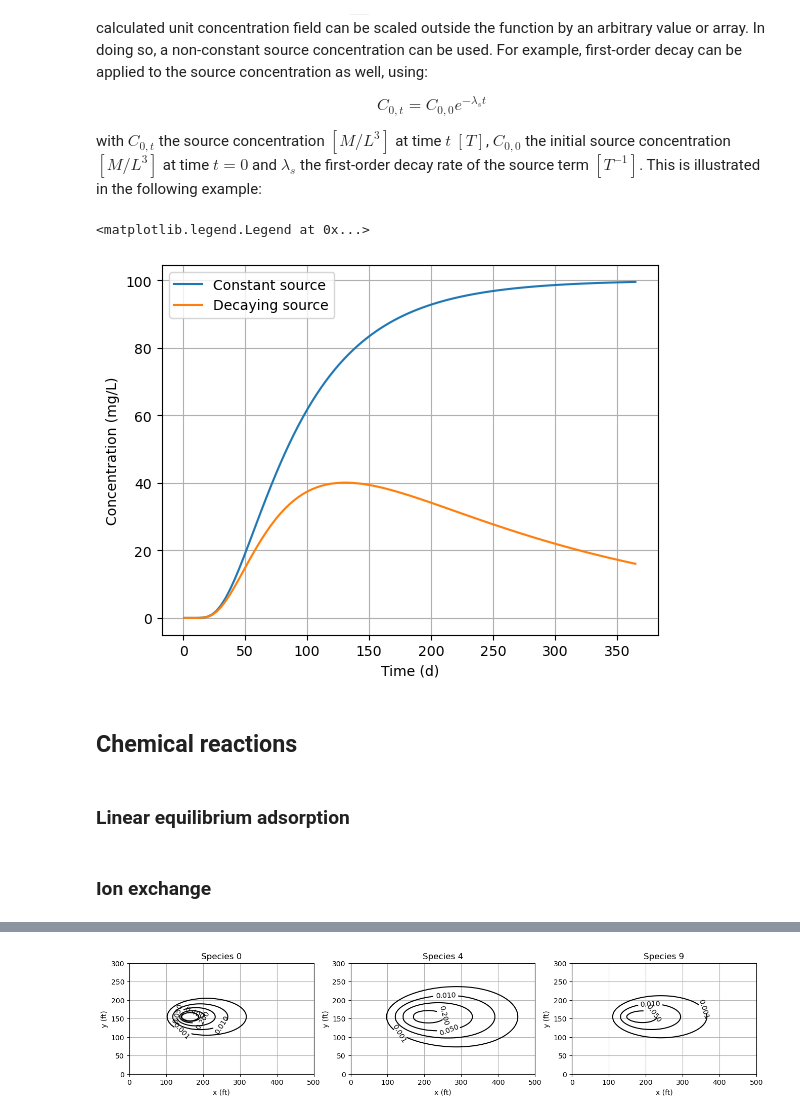
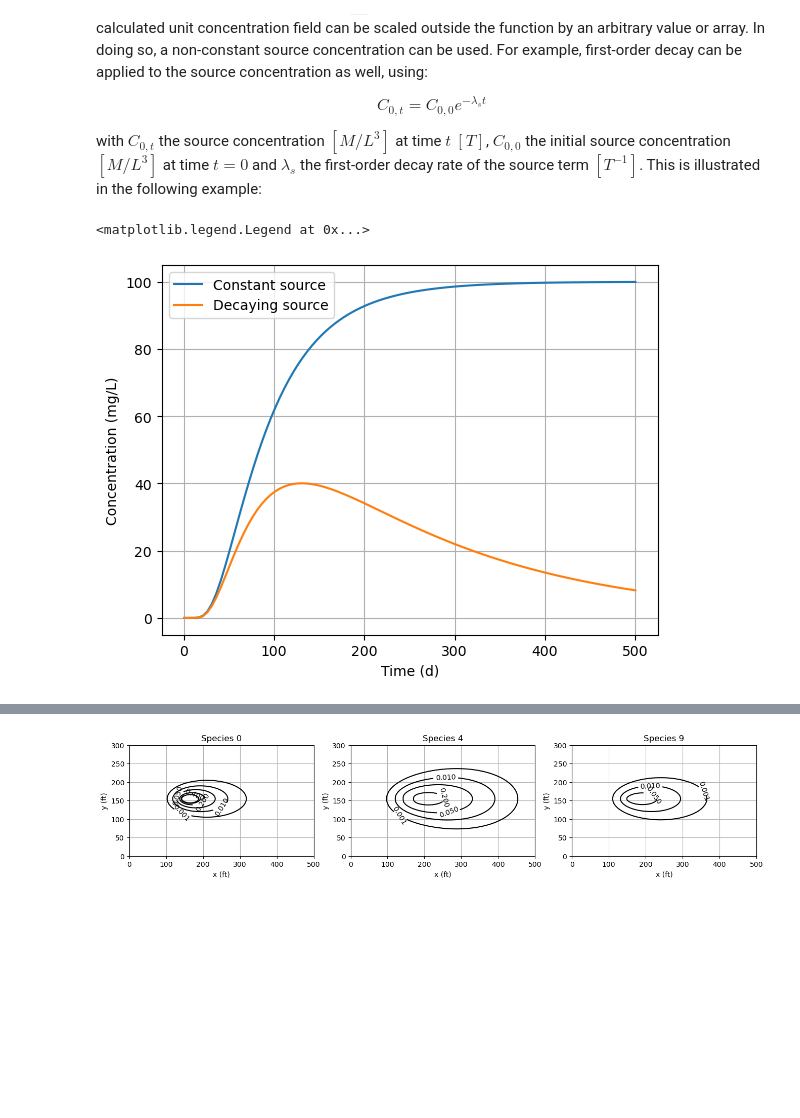
Before and after one commit to cneyens/adepy, a Jupyter notebook: doc/examples/00_uniform_overview.ipynb, the cells around one changed output, grey strips where cells are left out. Cells and saved outputs as stored; diff of their text form; code cells hidden in the pictures; blank space fills up the shorter version.

```diff
--- a/doc/examples/00_uniform_overview.ipynb
+++ b/doc/examples/00_uniform_overview.ipynb
@@ -138,30 +192,24 @@ with $C_{0,t}$ the source concentration $[M/L^3]$ at time $t$ $[T]$, $C_{0,0}$ t
 # %%
 from adepy.uniform import seminf1
 
 c0 = 100  # initial source concentration, mg/L
 lamb_s = 0.005  # first-order source decay rate, 1/d
 v = 0.05  # groundwater flow, m/d
 al = 1  # longitudinal dispersivity, m
 
 x = 5.0  # output x-coordinate, m
-t = np.linspace(1, 365, 100)  # output times, d
+t = np.linspace(1, 500, 100)  # output times, d
 
 # calculate and plt concentrations for a constant source term and a decaying source term
 c_constant = seminf1(c0=c0, x=x, t=t, v=v, al=al)
 c_decay = c0 * np.exp(-lamb_s * t) * seminf1(c0=1.0, x=x, t=t, v=v, al=al)
 
 plt.plot(t, c_constant, label="Constant source")
 plt.plot(t, c_decay, label="Decaying source")
 plt.xlabel("Time (d)")
 plt.ylabel("Concentration (mg/L)")
 plt.grid()
 plt.legend()
 # %% [output]
 <matplotlib.legend.Legend at 0x...>
-[figure, old version]
+[figure, new version]
-# %% [markdown]
-## Chemical reactions
-# %% [markdown]
-### Linear equilibrium adsorption
-# %% [markdown]
-### Ion exchange
```
Also changed, not shown: parts of 30 cells of this notebook, 4 other files.
